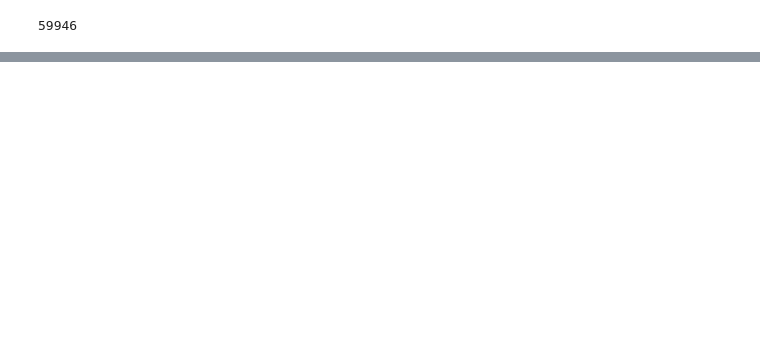
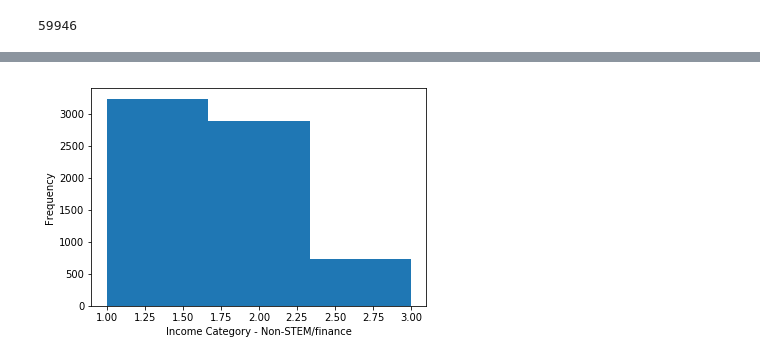
Before and after one commit to rivacordex/date-a-scientist, a Jupyter notebook: MachineLearning_Submit/capstone_khek_v1.ipynb, the cells around one changed output, grey strips where cells are left out. Drawn from its saved outputs; the diff is of its cells as text; code cells hidden in the pictures; blank space fills up the shorter version.

```diff
--- a/MachineLearning_Submit/capstone_khek_v1.ipynb
+++ b/MachineLearning_Submit/capstone_khek_v1.ipynb
@@ -317,0 +57,4 @@ Name: kmeans_label, dtype: int64
+# %%
+df['edu_cat'] = df['education'].map({ "graduated from college/university": 2, "graduated from masters program": 3, "working on college/university": 1, "working on masters program": 3, "graduated from two-year college": 2, "graduated from high school": 2, "graduated from ph.d program": 7, "graduated from law school": 5, "working on two-year college": 1, "dropped out of college/university": 2, "working on ph.d program": 3, "college/university": 1, "graduated from space camp": 3, "dropped out of space camp": 1, "graduated from med school": 6, "working on space camp": 1, "working on law school": 1, "two-year college": 1, "working on med school": 1, "dropped out of two-year college": 1, "dropped out of masters program": 3, "masters program": 4, "dropped out of ph.d program": 3, "dropped out of high school": 1, "high school": 1, "working on high school": 1, "space camp": 1, "ph.d program": 3, "law school": 1, "dropped out of law school": 1, "dropped out of med school": 1, "med school": 1 })
+df['income_cat'] = df['income'].map({ 20000: 1, 30000: 1, 40000: 1, 50000: 2, 60000: 2, 70000: 2, 80000: 2, 100000: 2, 150000: 3, 250000: 3, 500000: 3, 1000000: 3 })
+df['job_cat'] = df['job'].map({ "other": 2, "student": 1, "science / tech / engineering": 3, "computer / hardware / software": 3, "artistic / musical / writer": 2, "sales / marketing / biz dev": 2, "medicine / health": 3, "education / academia": 2, "executive / management": 2, "banking / financial / real estate": 4, "entertainment / media": 2, "law / legal services": 2, "hospitality / travel": 2, "construction / craftsmanship": 2, "clerical / administrative": 2, "political / government": 2, "rather not say": 2, "transportation": 2, "unemployed": 1, "retired": 1, "military": 2 })
@@ -317,0 +69,6 @@ Name: kmeans_label, dtype: int64
+# %%
+na_income = df[(df.income == -1 ) ]
+nonstemfin = df[(df.income != -1) & (df.job_cat == 2)]
+stem_data = df[(df.income != -1) & (df.job_cat == 3)]
+fin_data = df[(df.income != -1) & (df.job_cat == 4)]
+sel_data = df[(df.income != -1)]
@@ -317,0 +107,8 @@ Name: kmeans_label, dtype: int64
+# %%
+from matplotlib import pyplot as plt
+plt.hist(nonstemfin.income_cat, bins=3)
+plt.xlabel("Income Category - Non-STEM/finance")
+plt.ylabel("Frequency")
+plt.show()
+# %% [output]
+[figure, added]
```
Also changed, not shown: parts of 86 cells of this notebook, 1 other file.
